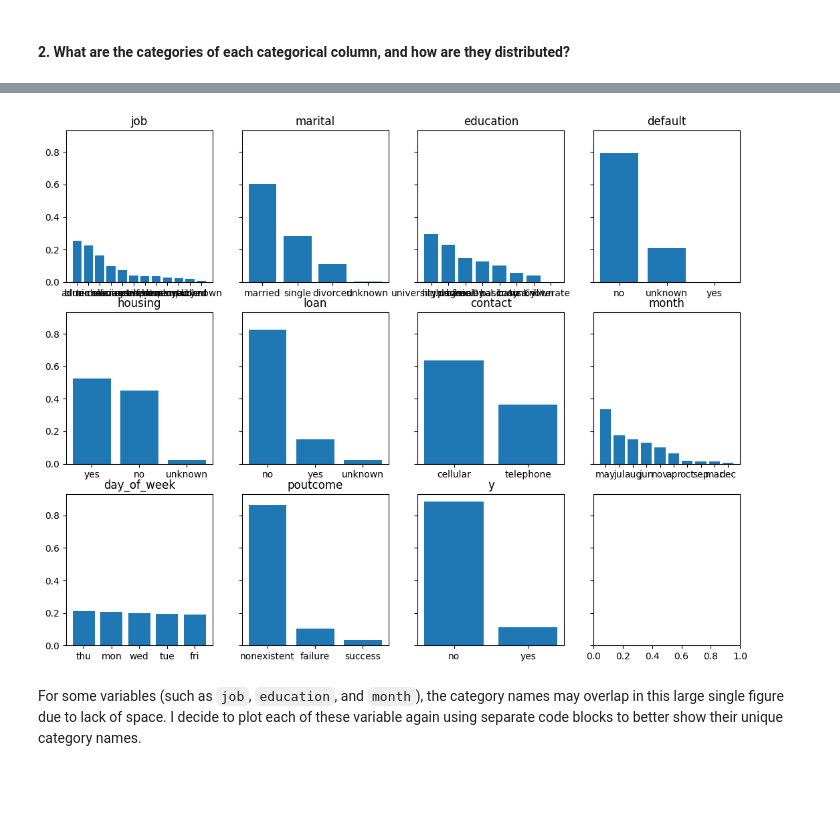
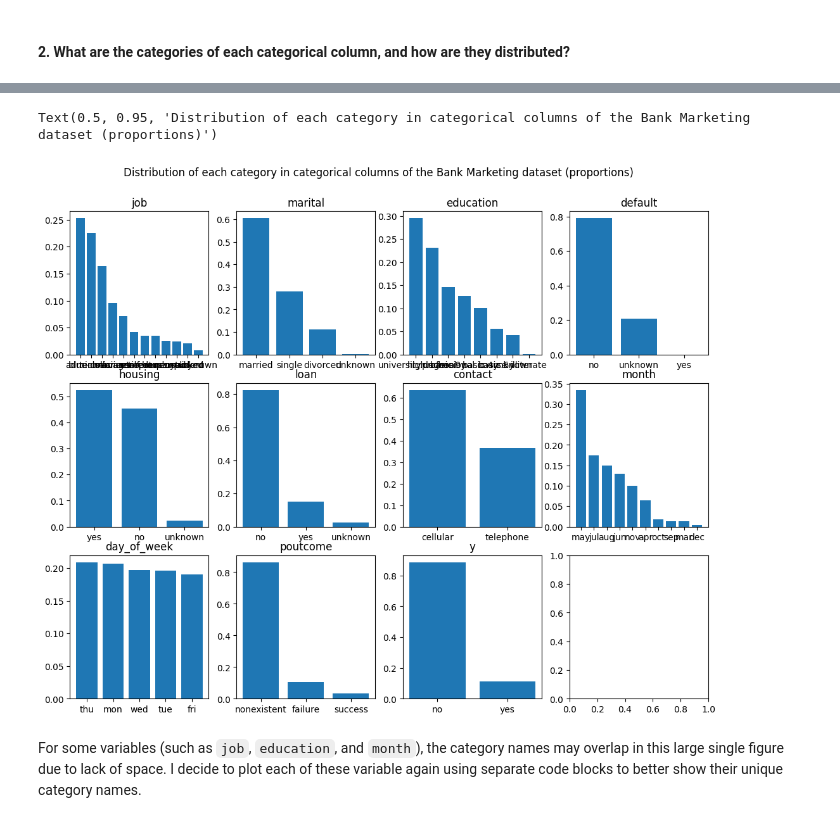
Before and after one commit to thaianle/bank-marketing, a Jupyter notebook: bank-marketing.ipynb, the cells around one changed output, grey strips where cells are left out. Drawn from its saved outputs; the diff is of its cells as text; code cells hidden in the pictures; blank space fills up the shorter version.

````diff
--- a/bank-marketing.ipynb
+++ b/bank-marketing.ipynb
@@ -303,15 +314,18 @@ for var in categorical_col_list:
 # %%
 # Visualize the proportion of each category
-fig, ax = plt.subplots(nrows = 3, ncols = 4, figsize = (13, 10), sharey = True)
+fig, ax = plt.subplots(nrows = 3, ncols = 4, figsize = (13, 10))
 
 counter = 0
 for var in categorical_col_list:
     ax_obj = ax[counter // 4][counter % 4]
     ax_obj.bar(bank_marketing[var].value_counts().index, bank_marketing[var].value_counts().values / bank_marketing.shape[0])
     ax_obj.set_title(var)
     counter += 1
+
+fig.suptitle('Distribution of each category in categorical columns of the Bank Marketing dataset (proportions)', y = 0.95)
 # %% [output]
+Text(0.5, 0.95, 'Distribution of each category in categorical columns of the Bank Marketing dataset (proportions)')
-[figure, old version]
+[figure, new version]
 # %% [markdown]
 For some variables (such as ```job```, ```education```, and ```month```), the category names may overlap in this large single figure due to lack of space. I decide to plot each of these variable again using separate code blocks to better show their unique category names.
 # %%
````
Also changed, not shown: parts of 9 cells of this notebook.
